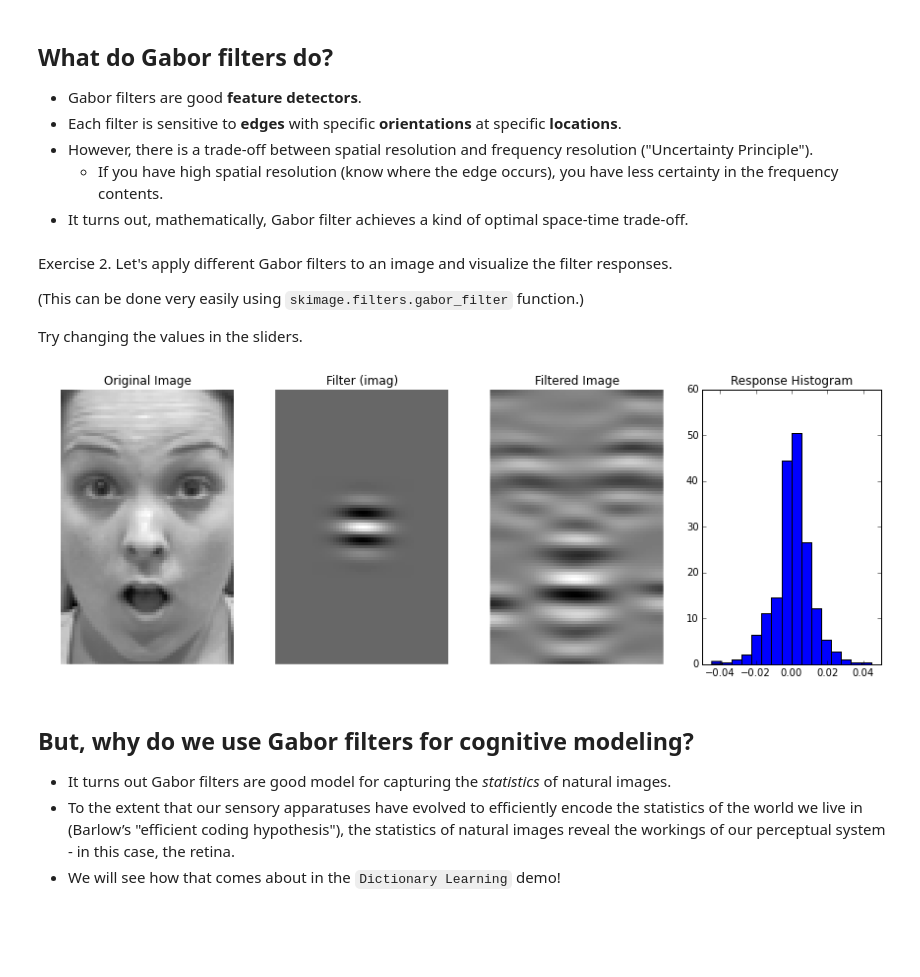
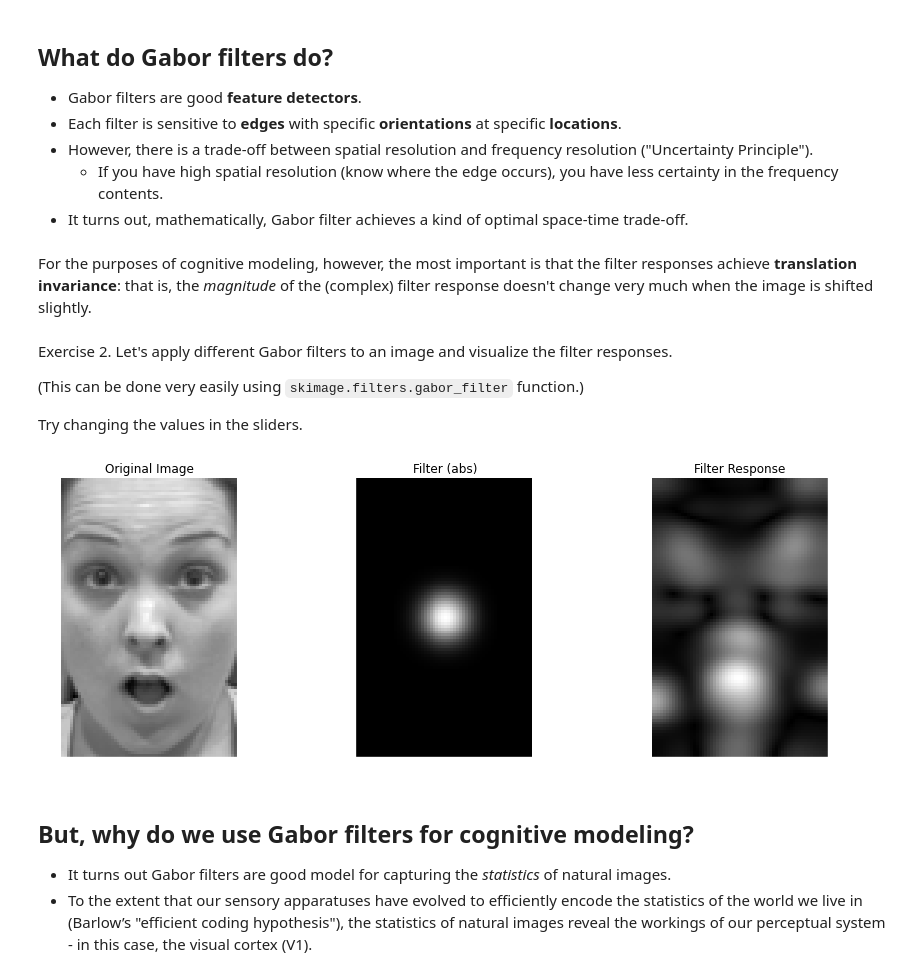
Before and after one commit to guruucsd/EigenfaceDemo, a Jupyter notebook: src/Gabor Filter Demo.ipynb, the cells around one changed output. Cells and saved outputs as stored; diff of their text form; code cells hidden in the pictures; blank space fills up the shorter version.

Commit message:
Added absolute magnitude of the Gabor filter

```diff
--- a/src/Gabor Filter Demo.ipynb
+++ b/src/Gabor Filter Demo.ipynb
@@ -69,6 +69,8 @@ plt.axis('off')
  * However, there is a trade-off between spatial resolution and frequency resolution ("Uncertainty Principle").
    * If you have high spatial resolution (know where the edge occurs), you have less certainty in the frequency contents.
  * It turns out, mathematically, Gabor filter achieves a kind of optimal space-time trade-off.
+# %% [markdown]
+For the purposes of cognitive modeling, however, the most important is that the filter responses achieve **translation invariance**: that is, the *magnitude* of the (complex) filter response doesn't change very much when the image is shifted slightly.
 # %% [markdown]
 Exercise 2. Let's apply different Gabor filters to an image and visualize the filter responses.
 
@@ -78,47 +80,47 @@ Try changing the values in the sliders.
 # %%
 # The code to create interactive plots
 
-def plot_gabor_filtering(dataset, image_id, frequency, theta, real_or_imag=0):
+def plot_gabor_filtering(dataset, image_id, frequency, theta, response_fn=real, image_shift_x=0, image_shift_y=0):
     """Plots the results of the real part of the Gabor filter."""
-    original=dataset.images[image_id]
-    fig, axs = plt.subplots(1, 4, figsize=(15,5))
+    image = dataset.images[image_id]
+    H, W = image.shape
+    original=pad(dataset.images[image_id], ((image_shift_y,0), (image_shift_x,0)), mode='reflect')[:H,:W]
+    fig, axs = plt.subplots(1, 3, figsize=(15,5))
     axs[0].imshow(original,cmap='gray',interpolation='none')
     axs[0].set_title('Original Image')
     axs[0].axis('off')
 
-    ri = 'real' if real_or_imag else 'imag'
     delta_image=zeros(original.shape, dtype=float)
     delta_image[tuple(array(delta_image.shape)/2)]=1.0 # 1.0 at the center
-    kernel_real=gabor_filter(delta_image, frequency=frequency, theta=theta)[real_or_imag]
-    axs[1].imshow(kernel_real,cmap='gray',interpolation='none')
-    axs[1].set_title('Filter (%s)' % ri)
+    kernel_real, kernel_imag=gabor_filter(delta_image, frequency=frequency, theta=theta)
+    kernel=kernel_real + 1j*kernel_imag
+    axs[1].imshow(response_fn(kernel),cmap='gray',interpolation='none')
+    axs[1].set_title('Filter (%s)' % response_fn.__name__)
     axs[1].axis('off')
 
-
-    filtered_real=gabor_filter(original, frequency=frequency, theta=theta)[real_or_imag]
-    axs[2].imshow(filtered_real,cmap='gray',interpolation='none')
-    axs[2].set_title('Filtered Image')
+    response_real,response_imag=gabor_filter(original, frequency=frequency, theta=theta)
+    response=response_real + 1j*response_imag
+    axs[2].imshow(response_fn(response),cmap='gray',interpolation='none')
+    axs[2].set_title('Filter Response')
     axs[2].axis('off')
-
-    axs[3].hist(filtered_real.flatten(), normed=True, bins=16)
-    axs[3].set_title('Response Histogram')
 # %%
 #from skimage.filters import gabor_filter
 from filters import gabor_filter
 import pickle
 dataset=pickle.load(open('cafe.pkl','r')) # or 'pofa.pkl' for POFA
 
 interactive(plot_gabor_filtering,
             dataset=fixed(dataset),
             image_id=(0,dataset.images.shape[0]-1),
             frequency=FloatSlider(min=0.001, max=0.5, value=0.1),
             theta=FloatSlider(min=0, max=pi, value=pi / 2.0),
-            real_or_imag={'Real': 0, 'Imag': 1})
+            response_fn={'Real': real, 'Imag': imag, 'Abs': abs},
+            image_shift_x=IntSlider(min=0, max=10, value=0),
+            image_shift_y=IntSlider(min=0, max=10, value=0))
 # %% [output]
-[figure, old version]
+[figure, new version]
 # %% [markdown]
 ## But, why do we use Gabor filters for cognitive modeling?
 
 * It turns out Gabor filters are good model for capturing the *statistics* of natural images.
-* To the extent that our sensory apparatuses have evolved to efficiently encode the statistics of the world we live in (Barlow’s "efficient coding hypothesis"), the statistics of natural images reveal the workings of our perceptual system - in this case, the retina.
-* We will see how that comes about in the `Dictionary Learning` demo!
+* To the extent that our sensory apparatuses have evolved to efficiently encode the statistics of the world we live in (Barlow’s "efficient coding hypothesis"), the statistics of natural images reveal the workings of our perceptual system - in this case, the visual cortex (V1).
```
Also changed, not shown: parts of 1 cell of this notebook.
